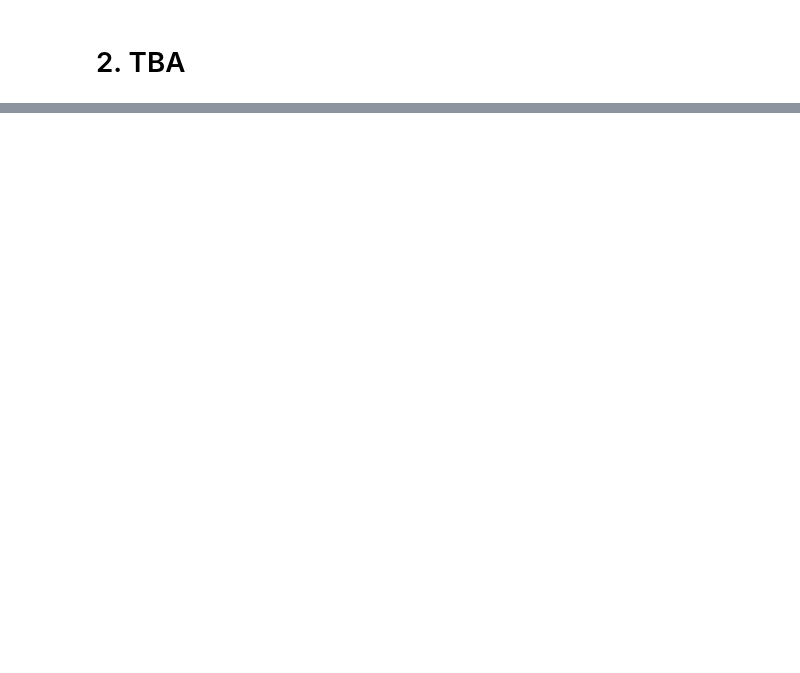
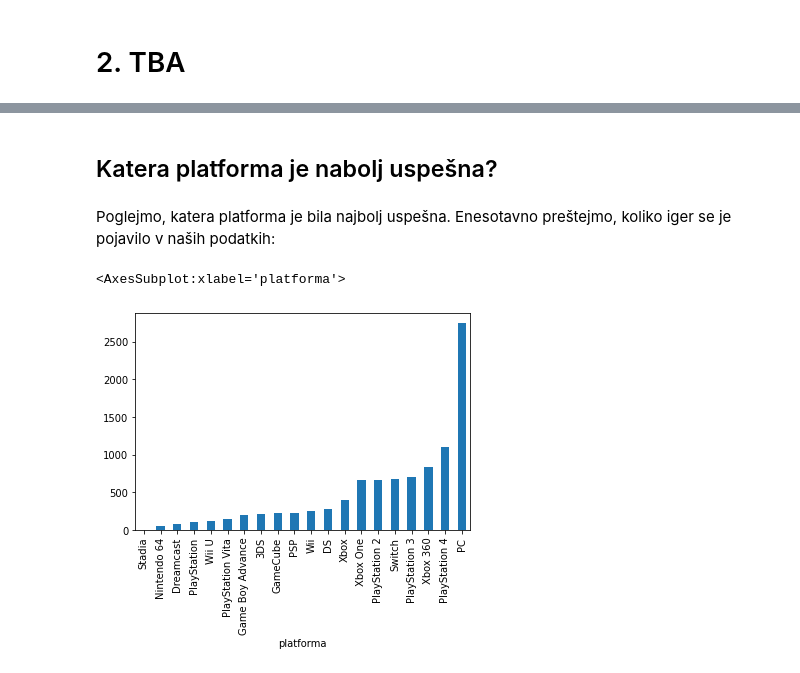
Before and after one commit to benoucakar/Najboljse-videoigre-vseh-casov, a Jupyter notebook: Najboljse_videoigre_vseh_casov.ipynb, the cells around one changed output, grey strips where cells are left out. Drawn from its saved outputs; the diff is of its cells as text; code cells hidden in the pictures; blank space fills up the shorter version.

Commit message:
Naredil analizo najboljših iger, platform in delno naredil analizo podjetij.

```diff
--- a/Najboljse_videoigre_vseh_casov.ipynb
+++ b/Najboljse_videoigre_vseh_casov.ipynb
@@ -161,0 +185,3 @@ Sedaj imamo našo metriko za ocenjevanje iger in prava analiza podatkov se lahko
+# %%
+igre = igre.sort_values("prilagojena ocena", ascending=False)
+igre.reset_index(drop=True, inplace=True)
@@ -228,0 +354,10 @@ igre[(igre["naslov"].apply(fun)) & (igre["platforma"] == "PC")].sort_values("let
+# %% [markdown]
+## Katera platforma je nabolj uspešna?
+# %% [markdown]
+Poglejmo, katera platforma je bila najbolj uspešna. Enesotavno preštejmo, koliko iger se je pojavilo v naših podatkih:
+# %%
+st_iger_na_platformo = igre.groupby("platforma").size().sort_values()
+st_iger_na_platformo.plot.bar()
+# %% [output]
+<AxesSubplot:xlabel='platforma'>
+[figure, added]
```
Also changed, not shown: parts of 55 cells of this notebook.
